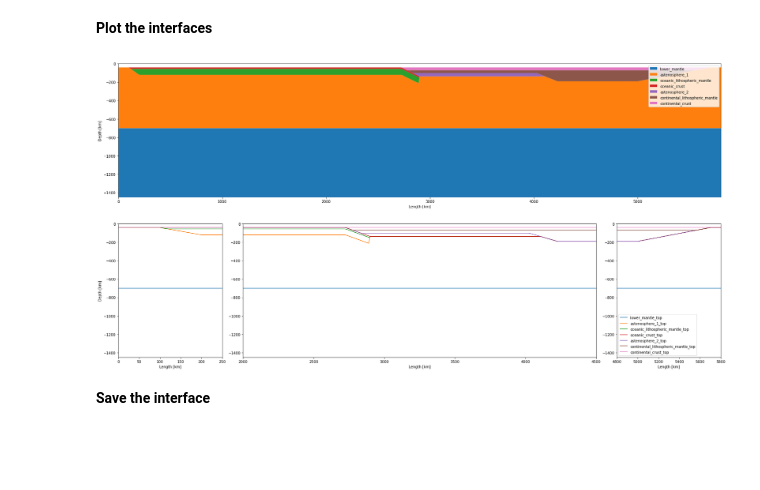
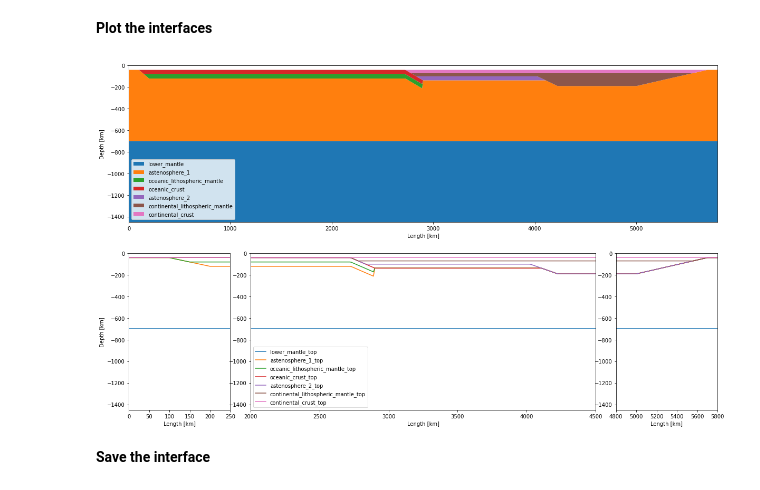
Before and after one commit to jamisonassuncao/mandyoc-scripts, a Jupyter notebook: subduction-initial.ipynb, the cells around one changed output. Drawn from its saved outputs; the diff is of its cells as text; code cells hidden in the pictures; blank space fills up the shorter version.

Commit message:
Improved plots to verify initial files

```diff
--- a/subduction-initial.ipynb
+++ b/subduction-initial.ipynb
@@ -49,7 +49,7 @@ astenosphere_depth = -660e3
 
 # Non-subduction oceanic plate [m]
 oceanic_lithosphere_depth = -80e3
-oceanic_crust_depth = -15e3
+oceanic_crust_depth = -40e3 # -10e3
 
 oceanic_thin_length = 100e3 # 200e3
 
@@ -340,7 +340,7 @@ Number of merged interfaces: 7
 **Plot the interfaces**
 # %%
 dx = 250
-fig, ax = plt.subplots(figsize=(30,15))
+fig, ax = plt.subplots(figsize=(20,12))
 
 plt.subplot(2, 1, 1)
 aux = 0
@@ -358,36 +358,36 @@ for name, interface in interfaces.items():
     name_a = name
     interface_old = interfaces[name]/1.0e3
     aux += 1
-    plt.legend()
+    plt.legend(loc=3)
 
 plt.subplot(2, 5, 6)
 for name, interface in interfaces.items():
     plt.plot(interfaces.x/1.0e3, interfaces[name]/1.0e3, label=name)
     plt.xlim((x_min/1.0e3, x_min/1.0e3 + dx))
     plt.ylim((z_min/1.0e3, z_max/1.0e3))
     plt.xlabel("Length [km]")
     plt.ylabel("Depth [km]")
 
 plt.subplot(2, 5, (7, 9))
 for name, interface in interfaces.items():
     plt.plot(interfaces.x/1.0e3, interfaces[name]/1.0e3, label=name)
     plt.xlim((x_min/1.0e3 + 2_000, x_max/1.0e3 - 1_300))
     plt.ylim((z_min/1.0e3, z_max/1.0e3))
     plt.xlabel("Length [km]")
     # plt.ylabel("Depth [km]")
+plt.legend()
 
 plt.subplot(2, 5, 10)
 for name, interface in interfaces.items():
     plt.plot(interfaces.x/1.0e3, interfaces[name]/1.0e3, label=name)
     plt.xlim((x_max/1.0e3 - 1_000, x_max/1.0e3))
     plt.ylim((z_min/1.0e3, z_max/1.0e3))
     plt.xlabel("Length [km]")
     # plt.ylabel("Depth [km]")
 
-plt.legend()
 plt.show()
 # %% [output]
-[figure, old version]
+[figure, new version]
 # %% [markdown]
 **Save the interface**
 # %%
```
Also changed, not shown: parts of 3 cells of this notebook, 1 other file.
